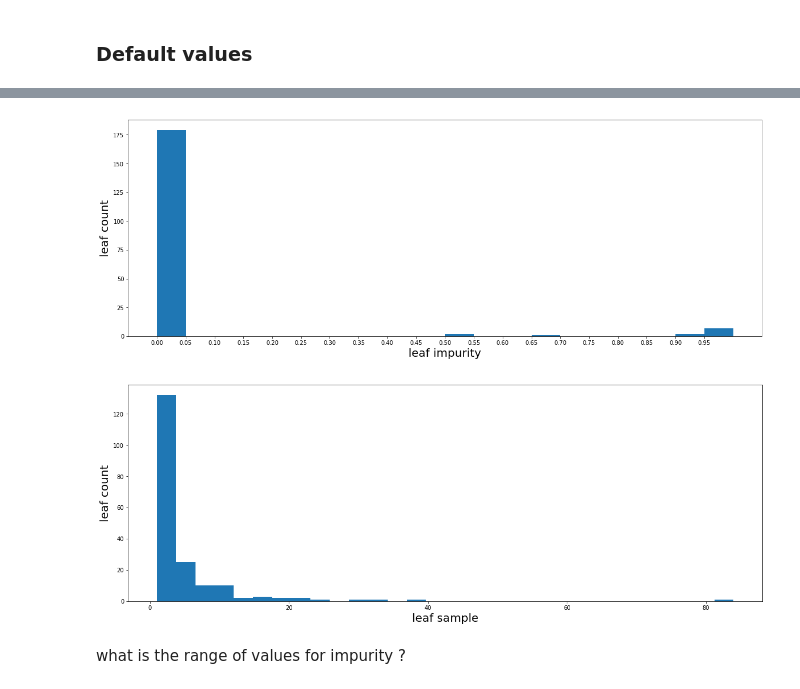
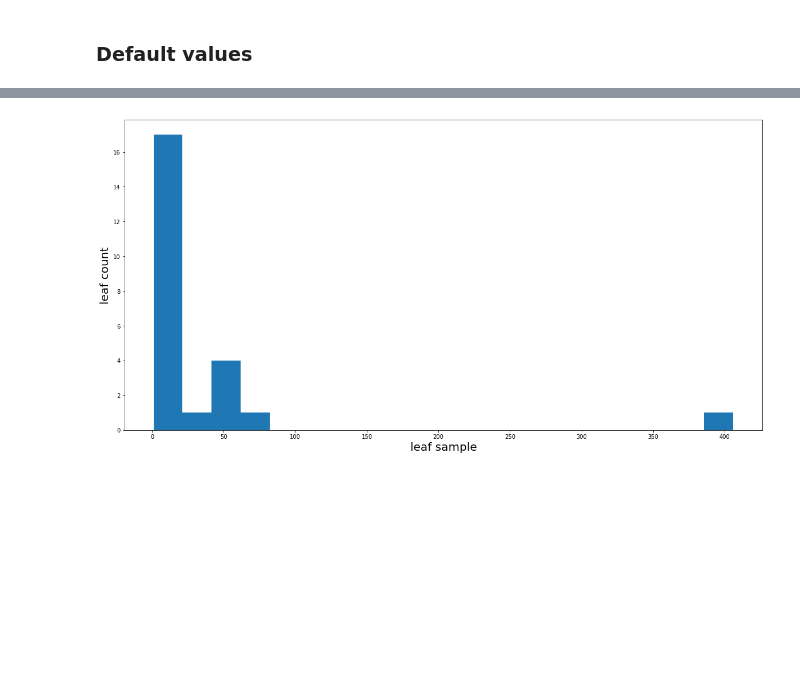
Before and after one commit to tlapusan/woodpecker, a Jupyter notebook: notebooks/DecisionTreeStructure.ipynb, the cells around one changed output, grey strips where cells are left out. Saved outputs shown, nothing was run; the diff lists cells and outputs as text; code cells hidden in the pictures; blank space fills up the shorter version.

```diff
--- a/notebooks/DecisionTreeStructure.ipynb
+++ b/notebooks/DecisionTreeStructure.ipynb
@@ -112,5 +123,5 @@ train_raw
 # %% [markdown]
 ## Select features and target variables
 # %%
-features = ["Pclass", "Age", "Sex_label", "Fare", "Cabin_label", "Embarked_label"]
+features = ["Pclass", "Age", "Fare", "Sex_label", "Cabin_label", "Embarked_label"]
 target = "Survived"
@@ -117,2 +130,5 @@ target = "Survived"
+# %%
+random_state = 1987
+train, valid = train_test_split(dataset, test_size = 0.2, stratify = dataset.Survived, random_state=random_state)
 # %% [markdown]
 ## Decision tree structure visualizations
@@ -119,8 +147,8 @@ target = "Survived"
 # %% [markdown]
 ### Default values
 # %%
-model = DecisionTreeClassifier(criterion="entropy")
-model.fit(train_raw[features], train_raw[target])
+model = DecisionTreeClassifier(criterion="entropy", random_state=random_state)
+model.fit(train[features], train[target])
 # %% [output]
 DecisionTreeClassifier(class_weight=None, criterion='entropy', max_depth=None,
             max_features=None, max_leaf_nodes=None,
@@ -131,2 +170,2 @@ DecisionTreeClassifier(class_weight=None, criterion='entropy', max_depth=None,
 # %%
-dts = DecisionTreeStructure(model, train_raw, features, target)
+dts = DecisionTreeStructure(model, train, features, target)
@@ -224,10 +493,4 @@ nodeId 79, Age(26.0) <= 32.0, sample size 57, impurity 1.0
-# %%
-dts.show_leaf_impurity_distribution(bins = 20, figsize=(20,7))
-# %% [output]
-[figure, removed]
 # %%
-dts.show_leaf_samples_distribution(bins=30, figsize=(20,7))
+dts.show_leaf_samples_distribution(figsize=(20, 10), bins=20)
 # %% [output]
-[figure, old version]
+[figure, new version]
-# %% [markdown]
-what is the range of values for impurity ?
```
Also changed, not shown: parts of 90 cells of this notebook, 1 other file.
